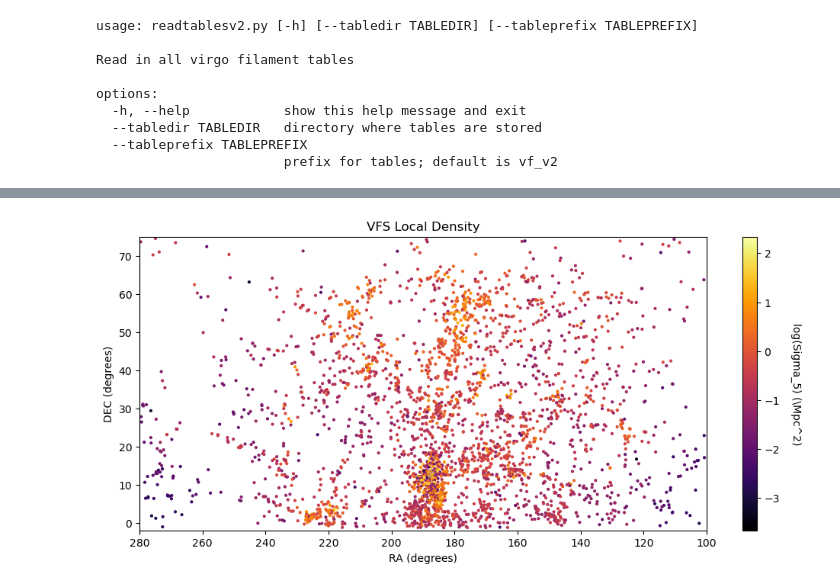
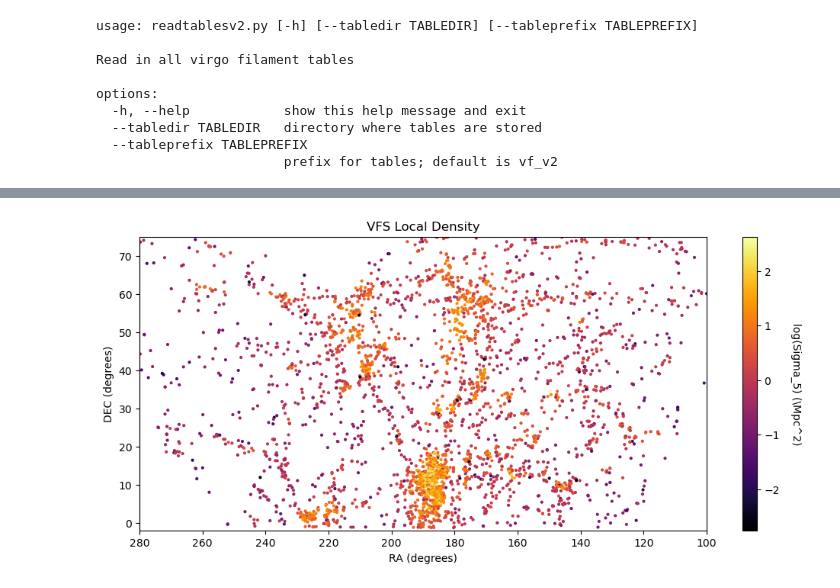
Before and after one commit to EvanBarkus/WISESize_Project, a Jupyter notebook: Castignani_LD.ipynb, the cells around one changed output, grey strips where cells are left out. Saved outputs shown, nothing was run; the diff lists cells and outputs as text; code cells hidden in the pictures.

```diff
--- a/Castignani_LD.ipynb
+++ b/Castignani_LD.ipynb
@@ -156,12 +140,12 @@ decflag = (decTab>decmin) & (decTab<decmax)
 
 # Magnitude cut
 Mr = myTab2['M_r']
-Mrmin = -15.7
-Mrflag = (Mr > Mrmin)
+Mrmax = -15.7
+Mrflag = (Mr < Mrmax) #(Mr > Mrmin)
 
 # Velocity cut
-v = myTab['vr']
-vflag = (v < 3300) & (v > 500)
+vr = myTab['vr']
+vflag = (vr < 3300) & (vr > 500)
 
 cut = raflag & decflag & Mrflag & vflag
 
@@ -182,7 +166,7 @@ envcuttab = envTab[cut]
 #envcuttab.colnames
 # %%
 my_sigma_5 = sigma_5
-vfs_sigma_5 = envcuttab['n5th'] # Local density from vfs
+vfs_sigma_5 = envcuttab['n5th_2D'] # Local density from vfs
 # %%
 plt.hist(np.log10(my_sigma_5),label='My Local Density',histtype='step',bins=30,hatch='+')
 plt.hist(np.log10(vfs_sigma_5),label='VFS Local Density',histtype='step',bins=30,hatch='x')
@@ -215,23 +199,23 @@ cbar.set_label('log(Sigma_5) (\Mpc^2)',rotation=270,labelpad=20)
 # %%
 # VFS local density plot
 
-ra = cuttab['RA']
-dec = cuttab['DEC']
-ccode = np.log10(vfs_sigma_5)
+ra2 = cuttab['RA']
+dec2 = cuttab['DEC']
+ccode2 = np.log10(vfs_sigma_5)
 
 #Plot RA vs DEC and color it by recessional velocity
 plt.figure(figsize=(12,5))
-plt.scatter(ra,dec,c=ccode,cmap='inferno',s=4) # ,alpha=0.8
+plt.scatter(ra2,dec2,c=ccode2,cmap='inferno',s=4) # ,alpha=0.8
 plt.xlim(reversed(plt.xlim()))
 plt.title('VFS Local Density')
 plt.xlabel('RA (degrees)')
 plt.ylabel('DEC (degrees)')
 plt.xlim(280,100)
 plt.ylim(-2,75)
 cbar = plt.colorbar()
 cbar.set_label('log(Sigma_5) (\Mpc^2)',rotation=270,labelpad=20)
 # %% [output]
-[figure, old version]
+[figure, new version]
 # %%
 print(median(my_sigma_5))
 print(median(vfs_sigma_5))
```
Also changed, not shown: parts of 9 cells of this notebook.
